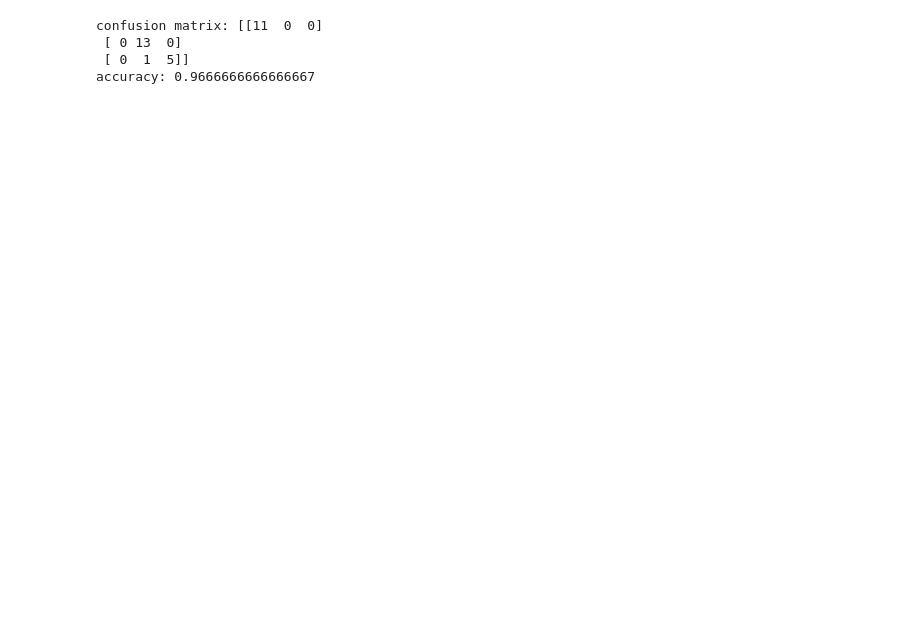
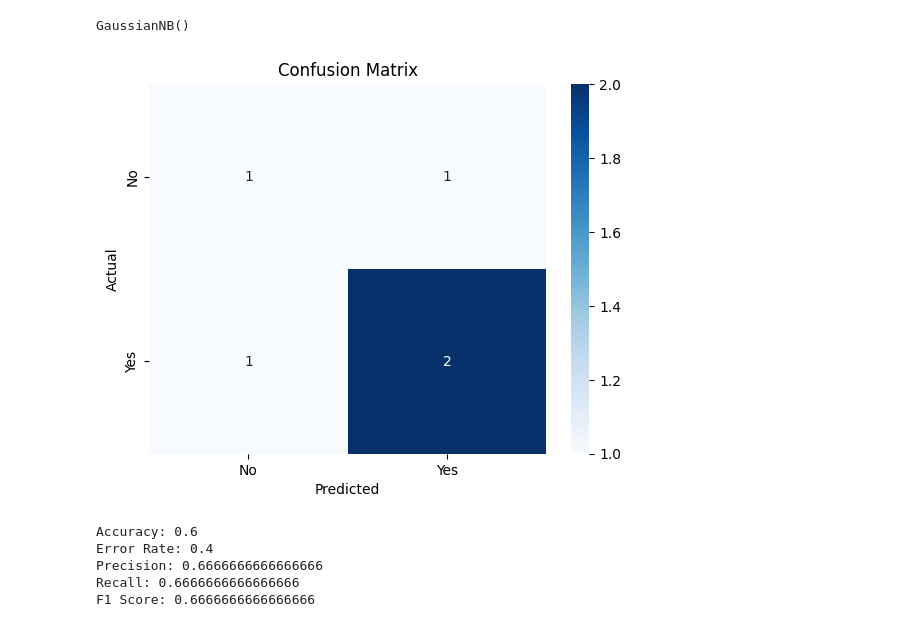
Before and after one commit to Hemanth-724/Employee-Management-system, a Jupyter notebook: Naive_Bayes_Learning.ipynb, the cells around one changed output. Cells and saved outputs as stored; diff of their text form; code cells hidden in the pictures; blank space fills up the shorter version.

```diff
--- a/Naive_Bayes_Learning.ipynb
+++ b/Naive_Bayes_Learning.ipynb
@@ -31,23 +35,43 @@ print(y)
 # %%
+from sklearn.model_selection import train_test_split
 from sklearn.naive_bayes import GaussianNB
-from sklearn.model_selection import train_test_split
 
-x_train,x_test,y_train,y_test=train_test_split(x,y,test_size=0.2,random_state=0)
-model=GaussianNB()
+X_train, X_test, y_train, y_test = train_test_split(x, y, test_size=0.3, random_state=42)
 
-model.fit(x_train,y_train)
-
-y_pred = model.predict(x_test)
+model = GaussianNB()
+model.fit(X_train, y_train)
+# %% [output]
+GaussianNB()
-# %%
-
-from sklearn.metrics import confusion_matrix, accuracy_score
-cm = confusion_matrix(y_test, y_pred)
-accuracy = accuracy_score(y_test, y_pred)
-
-print("confusion matrix:",cm)
-print("accuracy:",accuracy)
-# %% [output]
-confusion matrix: [[11  0  0]
- [ 0 13  0]
- [ 0  1  5]]
-accuracy: 0.9666666666666667
+# %%
+
+from sklearn.metrics import confusion_matrix, accuracy_score, precision_score, recall_score, f1_score
+import seaborn as sns
+import matplotlib.pyplot as plt
+
+
+y_pred = model.predict(X_test)
+cm = confusion_matrix(y_test, y_pred)
+sns.heatmap(cm, annot=True, fmt='d', cmap='Blues', xticklabels=['No', 'Yes'], yticklabels=['No', 'Yes'])
+plt.xlabel('Predicted')
+plt.ylabel('Actual')
+plt.title('Confusion Matrix')
+plt.show()
+
+accuracy = accuracy_score(y_test, y_pred)
+error_rate = 1 - accuracy
+precision = precision_score(y_test, y_pred)
+recall = recall_score(y_test, y_pred)
+f1 = f1_score(y_test, y_pred)
+
+print(f"Accuracy: {accuracy}")
+print(f"Error Rate: {error_rate}")
+print(f"Precision: {precision}")
+print(f"Recall: {recall}")
+print(f"F1 Score: {f1}")
+# %% [output]
+[figure, added]
+Accuracy: 0.6
+Error Rate: 0.4
+Precision: 0.6666666666666666
+Recall: 0.6666666666666666
+F1 Score: 0.6666666666666666
```
Also changed, not shown: parts of 4 cells of this notebook.
